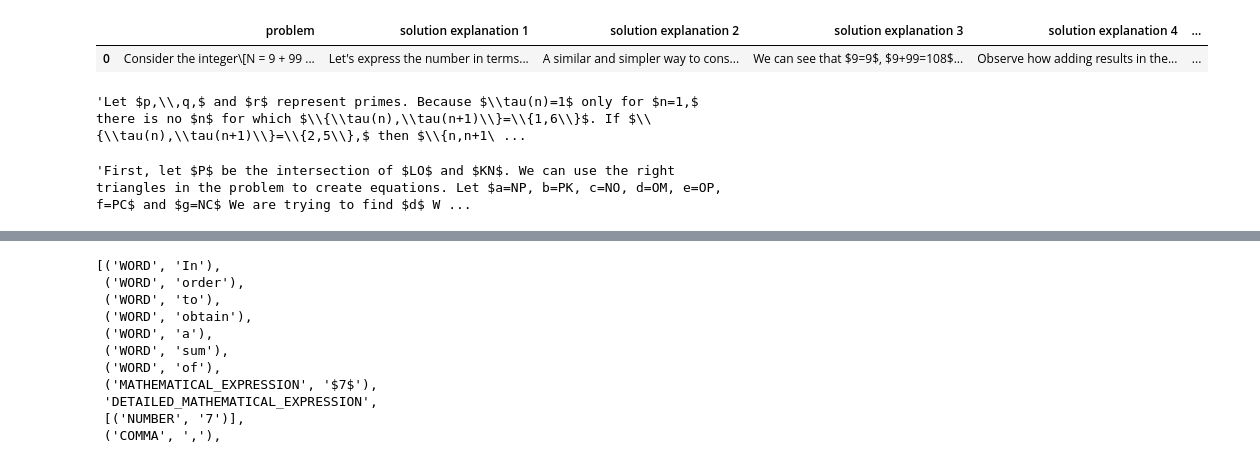
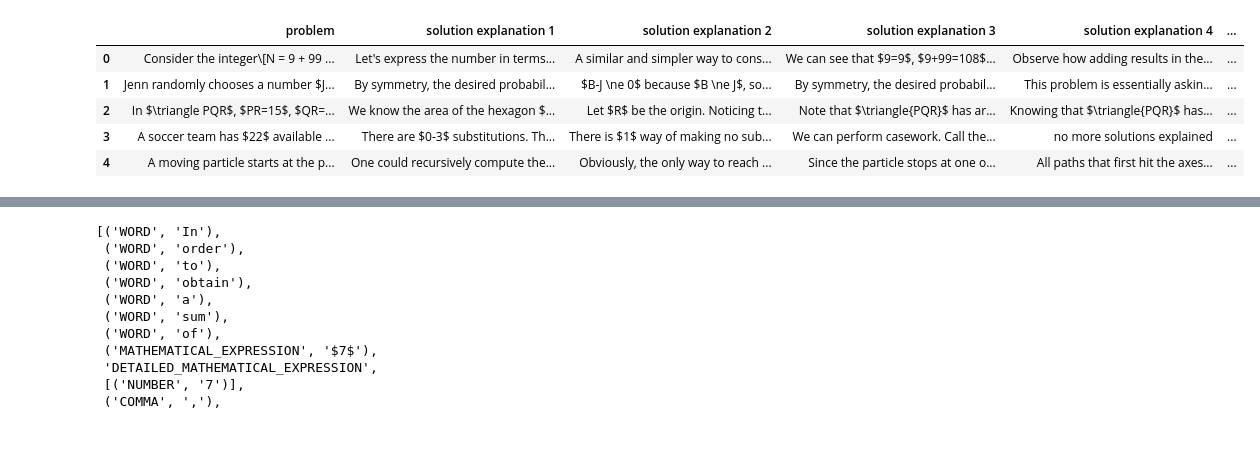
Before and after one commit to luccifer00/Data-Analyst-Data-Wrangling-Data-Cleaning, a Jupyter notebook: Cleaning-and-Custom-Tokenizer-Notebook.ipynb, the cells around one changed output, grey strips where cells are left out. Cells and saved outputs as stored; diff of their text form; code cells hidden in the pictures.

```diff
--- a/Cleaning-and-Custom-Tokenizer-Notebook.ipynb
+++ b/Cleaning-and-Custom-Tokenizer-Notebook.ipynb
@@ -7,12 +8,12 @@ customdf= pd.read_csv('Data/AIMEproblemsAndExplanations.csv')
 # %%
 customdf1= customdf.drop(columns=['id','answer'])
 # %%
-customdf1.head(1)
+customdf1.head()
 # %% [output]
 |  | problem | solution explanation 1 | solution explanation 2 | solution explanation 3 | solution explanation 4 | ... |
 | 0 | Consider the integer\[N = 9 + 99 ... | Let's express the number in terms... | A similar and simpler way to cons... | We can see that $9=9$, $9+99=108$... | Observe how adding results in the... | ... |
+| 1 | Jenn randomly chooses a number $J... | By symmetry, the desired probabil... | $B-J \ne 0$ because $B \ne J$, so... | By symmetry, the desired probabil... | This problem is essentially askin... | ... |
+| 2 | In $\triangle PQR$, $PR=15$, $QR=... | We know the area of the hexagon $... | Let $R$ be the origin. Noticing t... | Note that $\triangle{PQR}$ has ar... | Knowing that $\triangle{PQR}$ has... | ... |
+| 3 | A soccer team has $22$ available ... | There are $0-3$ substitutions. Th... | There is $1$ way of making no sub... | We can perform casework. Call the... | no more solutions explained | ... |
+| 4 | A moving particle starts at the p... | One could recursively compute the... | Obviously, the only way to reach ... | Since the particle stops at one o... | All paths that first hit the axes... | ... |
-# %%
-customdf1['solution explanation 3'][8]
-# %% [output]
-'Let $p,\\,q,$ and $r$ represent primes. Because $\\tau(n)=1$ only for $n=1,$ there is no $n$ for which $\\{\\tau(n),\\tau(n+1)\\}=\\{1,6\\}$. If $\\{\\tau(n),\\tau(n+1)\\}=\\{2,5\\},$ then $\\{n,n+1\ ...
 # %%
@@ -34,10 +35,6 @@ customdf1.replace({re.escape(r'\frac{321}9'): r'\\frac{321}{9}'}, regex=True, in
 customdf1.replace({r'x,y \\geq 1,': r'x,y \\geq 1'}, regex=True,inplace=True)
 customdf1['solution explanation 5'][5] =r'First, let $P$ be the intersection of $LO$ and $KN$. We can use the right triangles in the problem to create equations. Let $a=NP, b=PK, c=NO, d=OM, e=OP, f=PC$ and $g=NC$ We are trying to find $d$ We can find $7$ equations. They are\\[4225+d^2=c^2\\]\\[4225+d^2+16d+64=a^2+2ab+b^2\\]\\[a^2+e^2=c^2\\]\\[b^2+e^2=64\\]\\[b^2+e^2+2ef+f^2=784\\]\\[a^2+e^2+2ef+f^2=g^2\\]and\\[g^2+784=a^2+2ab+b^2\\]We can subtract the fifth equation from the sixth equation to get $a^2-b^2=g^2-784$ We can subtract the fourth equation from the third equation to get $a^2-b^2=c^2-64$ Combining these equations gives $c^2-64=g^2-784$ so $g^2=c^2+720$ Substituting this into the seventh equation gives $c^2+1504=a^2+2ab+b^2$ Substituting this into the second equation gives $4225+d^2+16d+64=c^2+1504$. Subtracting the first equation from this gives $16d+64=1504$ Solving this equation, we find that $d=\\boxed{090}$'
 customdf1['solution explanation 5'][7] = r'Let $c=\sin^2x\cdot\cos^2x$ and let $S(n)=\sin^{2n}x+\cos^{2n}x$ Then for $n\ge 1$ \begin{align*} S(n)&=(\sin^{2n}x+\cos^{2n}x)\cdot(\sin^2x+\cos^2x)\\ &=\sin^{2n+2}x+\cos^{2n+2}x+\sin^2x\cdot\cos^2x(\sin^{2n-2}x+\cos^{2n-2}x)\\ &=S(n+1)+cS(n-1). \end{align*} Because $S(0)=2$ and $S(1)=1$ it follows that $S(2)=1-2c, S(3)=1-3c,S(4)=2c^2-4c+1$ and $\frac{11}{36}=S(5)=5c^2-5c+1$ Hence $c=\frac{1}{6}$ or $\frac{5}{6}$ and because $4c=\sin^2{2x}$ the only possible value of $c$ is $\frac{1}{6}$ Therefore \[S(6)=S(5)-cS(4)=\frac{11}{36}-\frac{1}{6}\left(2\left(\frac{1}{6}\right)^2-4\left(\frac{1}{6}\right)+1\right)=\frac{13}{54}\] The requested sum is $13+54=67$'
-# %%
-customdf1['solution explanation 5'][5]
-# %% [output]
-'First, let $P$ be the intersection of $LO$ and $KN$. We can use the right triangles in the problem to create equations. Let $a=NP, b=PK, c=NO, d=OM, e=OP, f=PC$ and $g=NC$ We are trying to find $d$ W ...
 # %%
 mathematical_symbols = {
     '''
```
Also changed, not shown: parts of 20 cells of this notebook.
